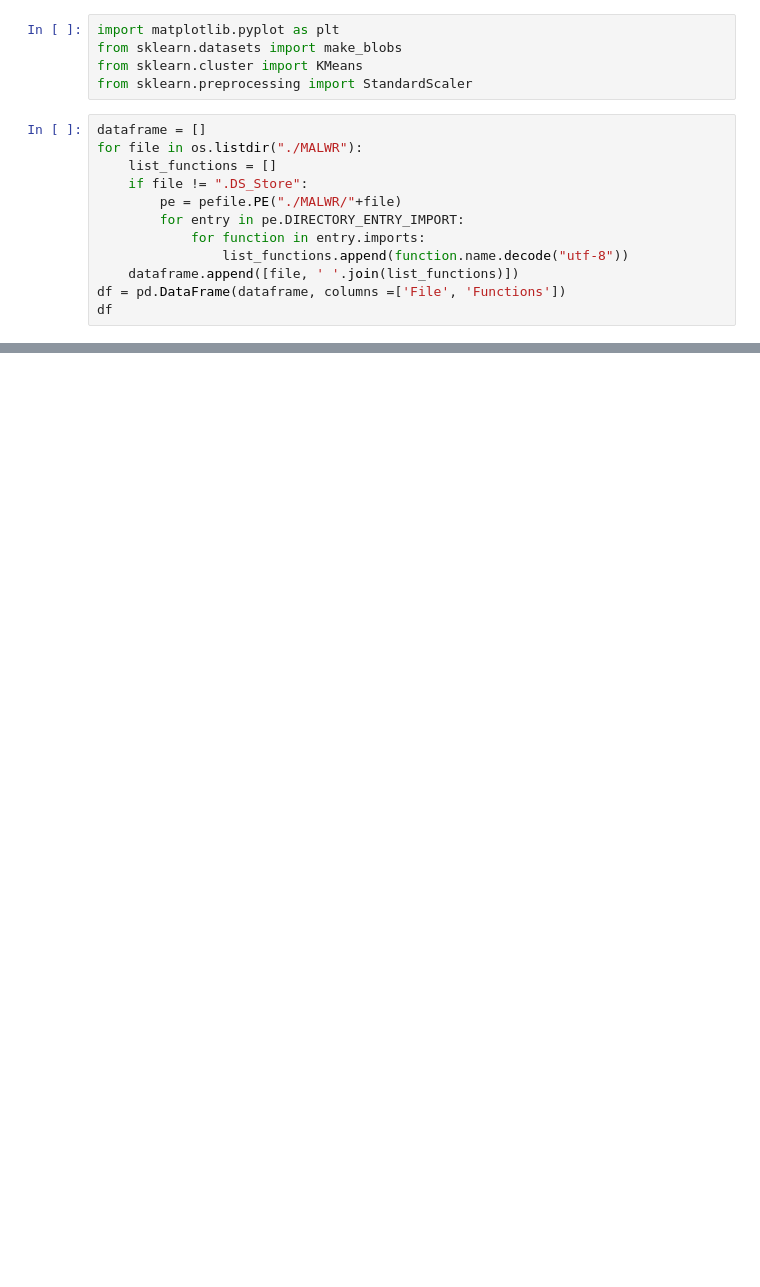
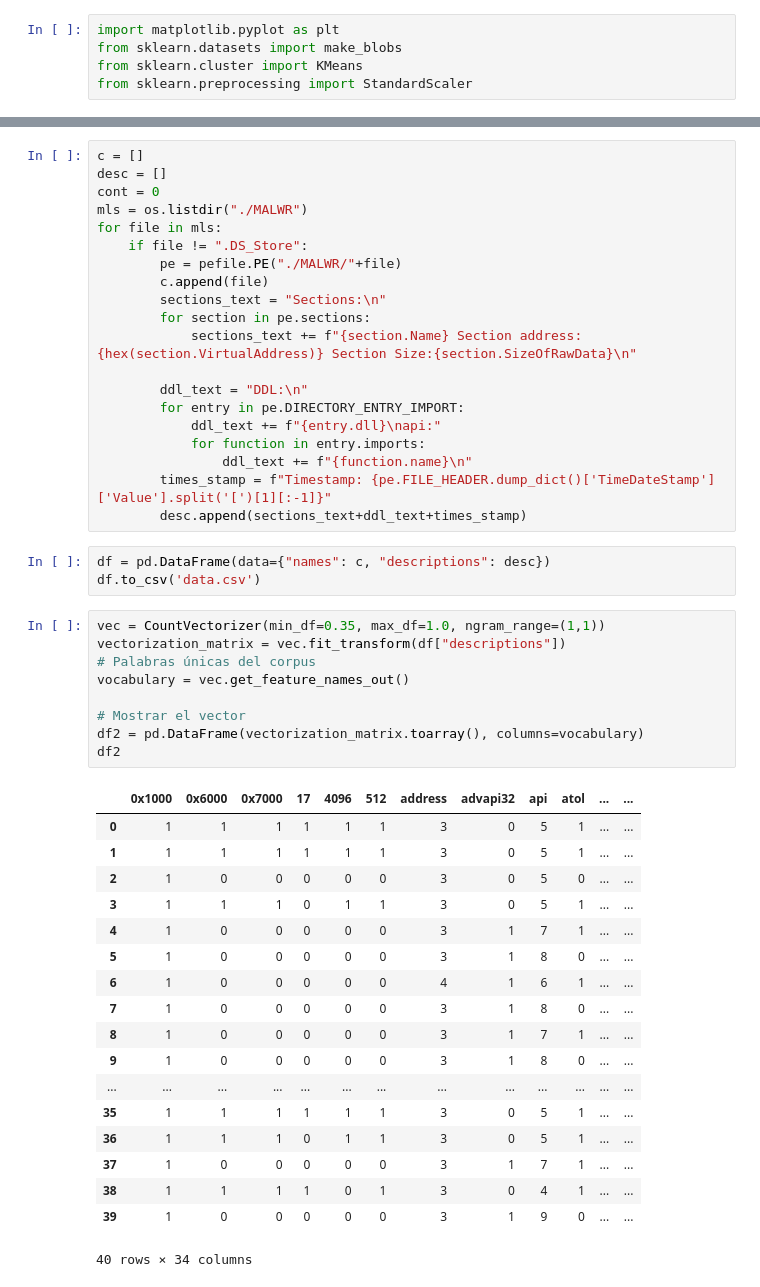
Before and after one commit to GuidoPadilla/LAB4SDS, a Jupyter notebook: ht2.ipynb, the cells around one changed output, grey strips where cells are left out. Saved outputs shown, nothing was run; the diff lists cells and outputs as text; blank space fills up the shorter version.

```diff
--- a/ht2.ipynb
+++ b/ht2.ipynb
@@ -29,15 +28,3 @@ import matplotlib.pyplot as plt
 from sklearn.datasets import make_blobs
 from sklearn.cluster import KMeans
 from sklearn.preprocessing import StandardScaler
-# %%
-dataframe = []
-for file in os.listdir("./MALWR"):
-    list_functions = []
-    if file != ".DS_Store":
-        pe = pefile.PE("./MALWR/"+file)
-        for entry in pe.DIRECTORY_ENTRY_IMPORT:
-            for function in entry.imports:
-                list_functions.append(function.name.decode("utf-8"))
-    dataframe.append([file, ' '.join(list_functions)])
-df = pd.DataFrame(dataframe, columns =['File', 'Functions'])
-df
@@ -61,0 +31,51 @@ df
+# %%
+c = []
+desc = []
+cont = 0
+mls = os.listdir("./MALWR")
+for file in mls:
+    if file != ".DS_Store":
+        pe = pefile.PE("./MALWR/"+file)
+        c.append(file)
+        sections_text = "Sections:\n"
+        for section in pe.sections:
+            sections_text += f"{section.Name} Section address:{hex(section.VirtualAddress)} Section Size:{section.SizeOfRawData}\n"
+
+        ddl_text = "DDL:\n"
+        for entry in pe.DIRECTORY_ENTRY_IMPORT:
+            ddl_text += f"{entry.dll}\napi:"
+            for function in entry.imports:
+                ddl_text += f"{function.name}\n"
+        times_stamp = f"Timestamp: {pe.FILE_HEADER.dump_dict()['TimeDateStamp']['Value'].split('[')[1][:-1]}"
+        desc.append(sections_text+ddl_text+times_stamp)
+# %%
+df = pd.DataFrame(data={"names": c, "descriptions": desc})
+df.to_csv('data.csv')
+# %%
+vec = CountVectorizer(min_df=0.35, max_df=1.0, ngram_range=(1,1))
+vectorization_matrix = vec.fit_transform(df["descriptions"])
+# Palabras únicas del corpus
+vocabulary = vec.get_feature_names_out()
+
+# Mostrar el vector
+df2 = pd.DataFrame(vectorization_matrix.toarray(), columns=vocabulary)
+df2
+# %% [output]
+|  | 0x1000 | 0x6000 | 0x7000 | 17 | 4096 | 512 | address | advapi32 | api | atol | ... | ... |
+| 0 | 1 | 1 | 1 | 1 | 1 | 1 | 3 | 0 | 5 | 1 | ... | ... |
+| 1 | 1 | 1 | 1 | 1 | 1 | 1 | 3 | 0 | 5 | 1 | ... | ... |
+| 2 | 1 | 0 | 0 | 0 | 0 | 0 | 3 | 0 | 5 | 0 | ... | ... |
+| 3 | 1 | 1 | 1 | 0 | 1 | 1 | 3 | 0 | 5 | 1 | ... | ... |
+| 4 | 1 | 0 | 0 | 0 | 0 | 0 | 3 | 1 | 7 | 1 | ... | ... |
+| 5 | 1 | 0 | 0 | 0 | 0 | 0 | 3 | 1 | 8 | 0 | ... | ... |
+| 6 | 1 | 0 | 0 | 0 | 0 | 0 | 4 | 1 | 6 | 1 | ... | ... |
+| 7 | 1 | 0 | 0 | 0 | 0 | 0 | 3 | 1 | 8 | 0 | ... | ... |
+| 8 | 1 | 0 | 0 | 0 | 0 | 0 | 3 | 1 | 7 | 1 | ... | ... |
+| 9 | 1 | 0 | 0 | 0 | 0 | 0 | 3 | 1 | 8 | 0 | ... | ... |
+| ... | ... | ... | ... | ... | ... | ... | ... | ... | ... | ... | ... | ... |
+| 35 | 1 | 1 | 1 | 1 | 1 | 1 | 3 | 0 | 5 | 1 | ... | ... |
+| 36 | 1 | 1 | 1 | 0 | 1 | 1 | 3 | 0 | 5 | 1 | ... | ... |
+| 37 | 1 | 0 | 0 | 0 | 0 | 0 | 3 | 1 | 7 | 1 | ... | ... |
+| 38 | 1 | 1 | 1 | 1 | 0 | 1 | 3 | 0 | 4 | 1 | ... | ... |
+| 39 | 1 | 0 | 0 | 0 | 0 | 0 | 3 | 1 | 9 | 0 | ... | ... |
+40 rows × 34 columns
```
Also changed, not shown: parts of 11 cells of this notebook.
